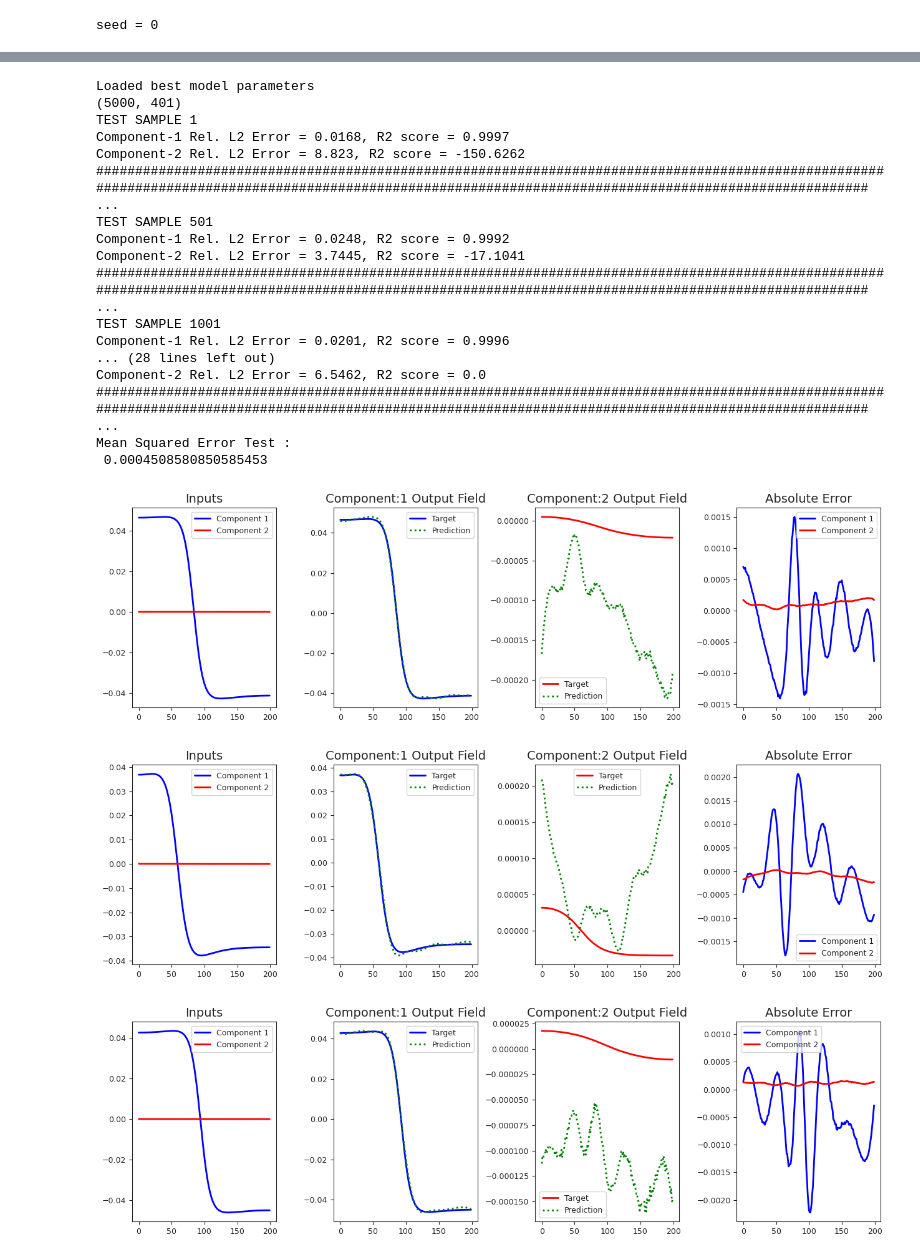
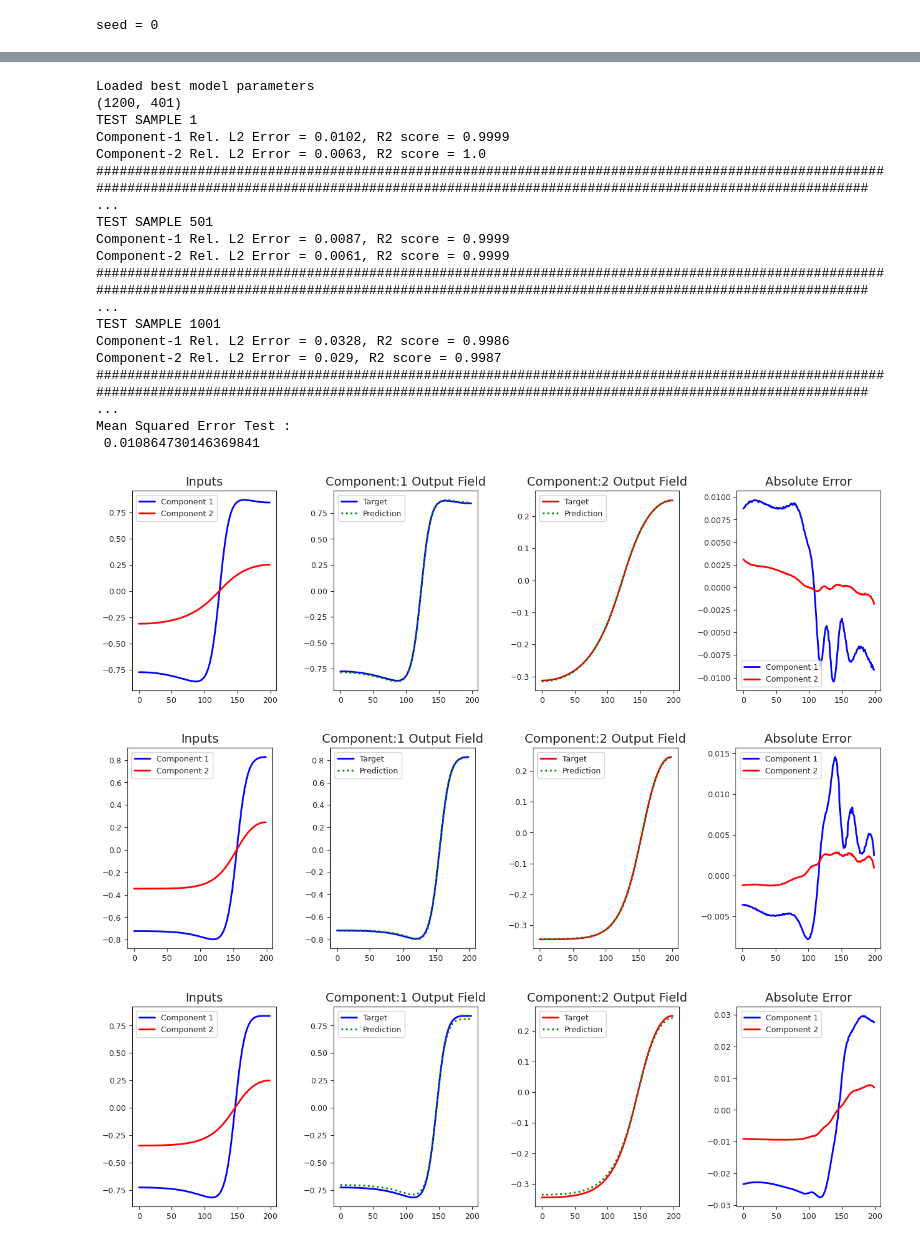
Before and after one commit to Centrum-IntelliPhysics/Time-stepper, a Jupyter notebook: FitzHugh-Nagumo/deeponet_multiparameter/deeponet.ipynb, the cells around one changed output, grey strips where cells are left out. Saved outputs shown, nothing was run; the diff lists cells and outputs as text; code cells hidden in the pictures.

```diff
--- a/FitzHugh-Nagumo/deeponet_multiparameter/deeponet.ipynb
+++ b/FitzHugh-Nagumo/deeponet_multiparameter/deeponet.ipynb
@@ -83,23 +85,23 @@ key = 1234 #random.PRNGKey(seed)
 # %%
 # Load the data
 
-data = loadmat('../data/multiparameter/data_FHN.mat')
+data = loadmat('../data/multiparameter/data_FHN_BF.mat')
 
 # Convert NumPy arrays to PyTorch tensors
-inputs1_train = jnp.array(data['U1_train_branch'])[:,0:200]/21
-inputs2_train = jnp.array(data['U2_train_branch'])[:,0:200]/1e4
+inputs1_train = jnp.array(data['U1_train_branch'])[:,0:200]
+inputs2_train = jnp.array(data['U2_train_branch'])[:,0:200]
 input_param = jnp.array(data['U2_train_branch'])[:,200:201]
 inputs_train = jnp.concat([inputs1_train,inputs2_train,input_param], axis = -1)
-outputs1_train = jnp.array(data['V1_train_out'])/21
-outputs2_train = jnp.array(data['V2_train_out'])/1e4
+outputs1_train = jnp.array(data['V1_train_out'])
+outputs2_train = jnp.array(data['V2_train_out'])
 
-inputs1_test = jnp.array(data['U1_test_branch'])[:,0:200]/21
-inputs2_test = jnp.array(data['U2_test_branch'])[:,0:200]/1e4
+inputs1_test = jnp.array(data['U1_test_branch'])[:,0:200]
+inputs2_test = jnp.array(data['U2_test_branch'])[:,0:200]
 input_param = jnp.array(data['U2_test_branch'])[:,200:201]
 inputs_test = jnp.concat([inputs1_test,inputs2_test,input_param], axis = -1)
 
-outputs1_test = jnp.array(data['V1_test_out'])/21
-outputs2_test = jnp.array(data['V2_test_out'])/1e4
+outputs1_test = jnp.array(data['V1_test_out'])
+outputs2_test = jnp.array(data['V2_test_out'])
 
 grid = jnp.array(data['Ytrain_trunk'])
 
@@ -381,8 +384,8 @@ print(branch_inputs.shape)
 
 trunk_inputs = grid
 prediction1, prediction2 = DeepONet(best_params, branch_inputs, trunk_inputs) # (bs, neval)
-input_test1 = inputs_test[:,0:200]*21
-input_test2 = inputs_test[:,200:400]*1e4
+input_test1 = inputs_test[:,0:200]
+input_test2 = inputs_test[:,200:400]
 parameter = inputs_test[:,400:401]
 save_dict = {'u1_test': input_test1, 'u2_test': input_test2, 'eps': parameter, 'v1_pred': prediction1, 'v2_pred': prediction2, \
              'v1_target': outputs1_test, 'v2_target': outputs2_test}
@@ -440,42 +443,41 @@ for i in range(inputs_test.shape[0]):
         target2 = target2_i.reshape(grid.shape[0])
         prediction2 = prediction2_i.reshape(grid.shape[0])
         plt.plot(target2, color='red', linewidth=2)
         plt.plot(prediction2, color='green', linewidth=2, linestyle = 'dotted')
         plt.title('Component:2 Output Field', fontsize=14)
         plt.legend(['Target', 'Prediction'])
 
         # Error plot
         ax = fig.add_subplot(1, 4, 4)
         error1 = target1 - prediction1
         error2 = target2 - prediction2
         plt.plot(error1, color='blue', linewidth=2)
         plt.plot(error2, color='red', linewidth=2)
         #plt.yscale("log")
         plt.legend(['Component 1', 'Component 2'])
         plt.title('Absolute Error', fontsize=14)
 
         print(colored('#'*230, 'green'))
 
 mse = sum(mse_list) / len(mse_list)
 print("Mean Squared Error Test :\n", mse)
 # %% [output]
 Loaded best model parameters
-(5000, 401)
+(1200, 401)
 TEST SAMPLE 1
-Component-1 Rel. L2 Error = 0.0168, R2 score = 0.9997
-Component-2 Rel. L2 Error = 8.823, R2 score = -150.6262
+Component-1 Rel. L2 Error = 0.0102, R2 score = 0.9999
+Component-2 Rel. L2 Error = 0.0063, R2 score = 1.0
 ######################################################################################################################################################################################################## ...
 TEST SAMPLE 501
-Component-1 Rel. L2 Error = 0.0248, R2 score = 0.9992
-Component-2 Rel. L2 Error = 3.7445, R2 score = -17.1041
+Component-1 Rel. L2 Error = 0.0087, R2 score = 0.9999
+Component-2 Rel. L2 Error = 0.0061, R2 score = 0.9999
 ######################################################################################################################################################################################################## ...
 TEST SAMPLE 1001
-Component-1 Rel. L2 Error = 0.0201, R2 score = 0.9996
-... (28 lines left out)
-Component-2 Rel. L2 Error = 6.5462, R2 score = 0.0
+Component-1 Rel. L2 Error = 0.0328, R2 score = 0.9986
+Component-2 Rel. L2 Error = 0.029, R2 score = 0.9987
 ######################################################################################################################################################################################################## ...
 Mean Squared Error Test :
- 0.0004508580850585453
+ 0.010864730146369841
-[figure, old version]
+[figure, new version]
-[figure, old version]
+[figure, new version]
-[figure, old version]
+[figure, new version]
```
Also changed, not shown: parts of 5 cells of this notebook, 56 other files.
